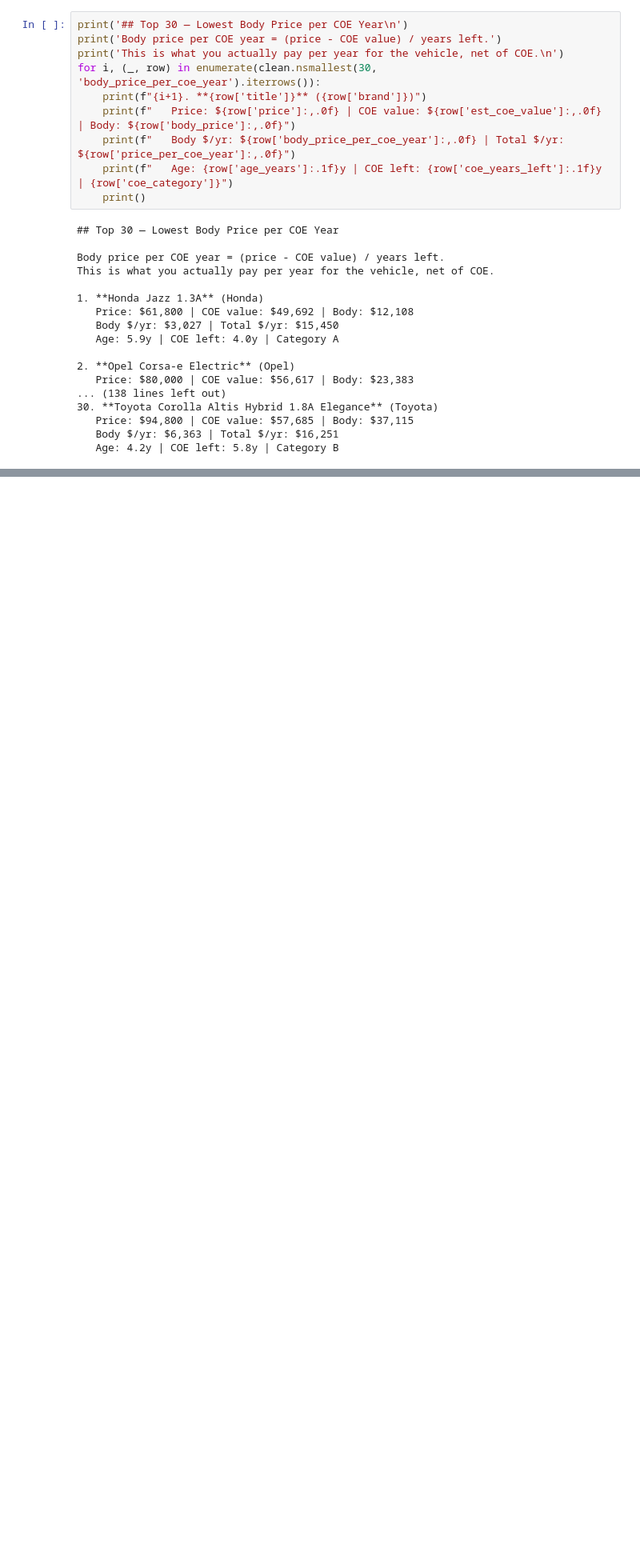
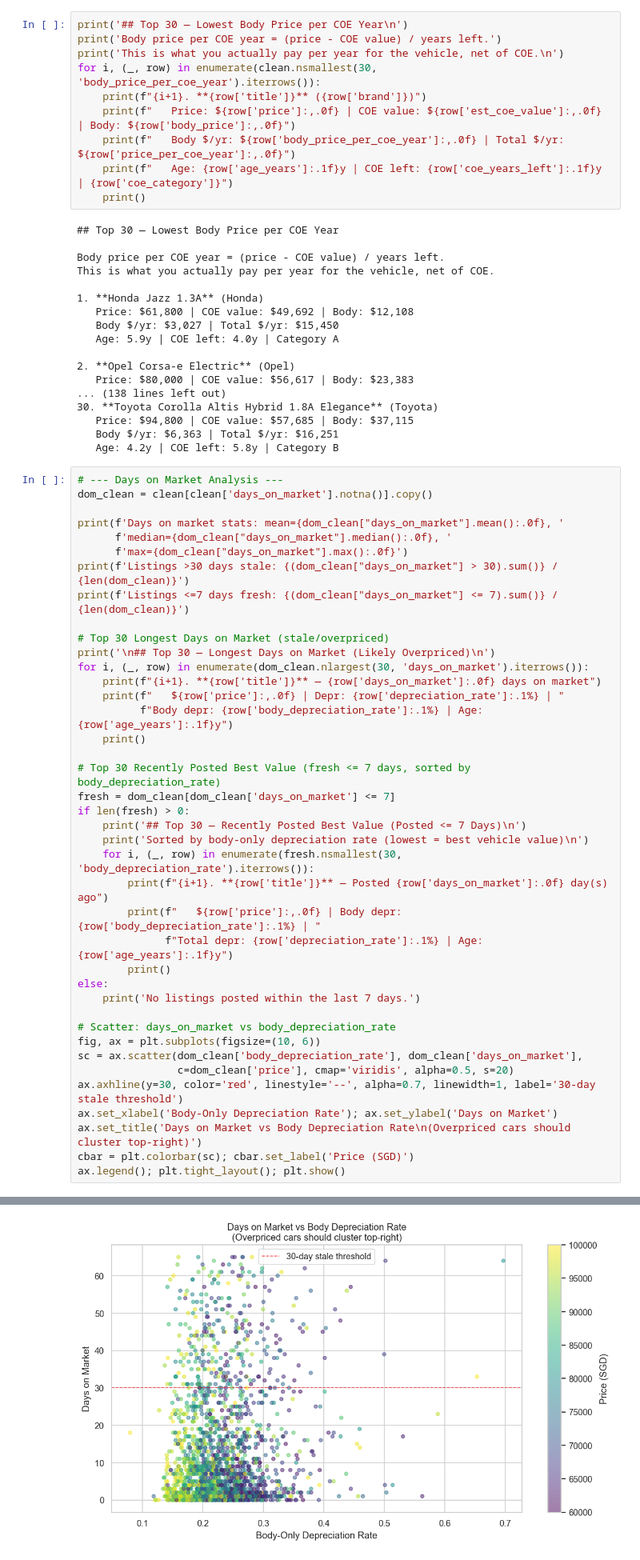
Before and after one commit to luarss/sgcarmart-data, a Jupyter notebook: analysis/used-car-value-study.ipynb, the cells around one changed output, grey strips where cells are left out. Shown at 80% size. Saved outputs shown, nothing was run; the diff lists cells and outputs as text; blank space fills up the shorter version.

Commit message:
feat: add days-on-market, owner-discount, price-per-owner, and depreciation-per-km metrics

```diff
--- a/analysis/used-car-value-study.ipynb
+++ b/analysis/used-car-value-study.ipynb
@@ -458,3 +477,44 @@ This is what you actually pay per year for the vehicle, net of COE.
    Price: $94,800 | COE value: $57,685 | Body: $37,115
    Body $/yr: $6,363 | Total $/yr: $16,251
    Age: 4.2y | COE left: 5.8y | Category B
+# %%
+# --- Days on Market Analysis ---
+dom_clean = clean[clean['days_on_market'].notna()].copy()
+
+print(f'Days on market stats: mean={dom_clean["days_on_market"].mean():.0f}, '
+      f'median={dom_clean["days_on_market"].median():.0f}, '
+      f'max={dom_clean["days_on_market"].max():.0f}')
+print(f'Listings >30 days stale: {(dom_clean["days_on_market"] > 30).sum()} / {len(dom_clean)}')
+print(f'Listings <=7 days fresh: {(dom_clean["days_on_market"] <= 7).sum()} / {len(dom_clean)}')
+
+# Top 30 Longest Days on Market (stale/overpriced)
+print('\n## Top 30 — Longest Days on Market (Likely Overpriced)\n')
+for i, (_, row) in enumerate(dom_clean.nlargest(30, 'days_on_market').iterrows()):
+    print(f"{i+1}. **{row['title']}** — {row['days_on_market']:.0f} days on market")
+    print(f"   ${row['price']:,.0f} | Depr: {row['depreciation_rate']:.1%} | "
+          f"Body depr: {row['body_depreciation_rate']:.1%} | Age: {row['age_years']:.1f}y")
+    print()
+
+# Top 30 Recently Posted Best Value (fresh <= 7 days, sorted by body_depreciation_rate)
+fresh = dom_clean[dom_clean['days_on_market'] <= 7]
+if len(fresh) > 0:
+    print('## Top 30 — Recently Posted Best Value (Posted <= 7 Days)\n')
+    print('Sorted by body-only depreciation rate (lowest = best vehicle value)\n')
+    for i, (_, row) in enumerate(fresh.nsmallest(30, 'body_depreciation_rate').iterrows()):
+        print(f"{i+1}. **{row['title']}** — Posted {row['days_on_market']:.0f} day(s) ago")
+        print(f"   ${row['price']:,.0f} | Body depr: {row['body_depreciation_rate']:.1%} | "
+              f"Total depr: {row['depreciation_rate']:.1%} | Age: {row['age_years']:.1f}y")
+        print()
+else:
+    print('No listings posted within the last 7 days.')
+
+# Scatter: days_on_market vs body_depreciation_rate
+fig, ax = plt.subplots(figsize=(10, 6))
+sc = ax.scatter(dom_clean['body_depreciation_rate'], dom_clean['days_on_market'],
+                c=dom_clean['price'], cmap='viridis', alpha=0.5, s=20)
+ax.axhline(y=30, color='red', linestyle='--', alpha=0.7, linewidth=1, label='30-day stale threshold')
+ax.set_xlabel('Body-Only Depreciation Rate'); ax.set_ylabel('Days on Market')
+ax.set_title('Days on Market vs Body Depreciation Rate\n(Overpriced cars should cluster top-right)')
+cbar = plt.colorbar(sc); cbar.set_label('Price (SGD)')
+ax.legend(); plt.tight_layout(); plt.show()
+# %% [output]
@@ -460,0 +538 @@ This is what you actually pay per year for the vehicle, net of COE.
+[figure, added]
```
Also changed, not shown: parts of 9 cells of this notebook.
